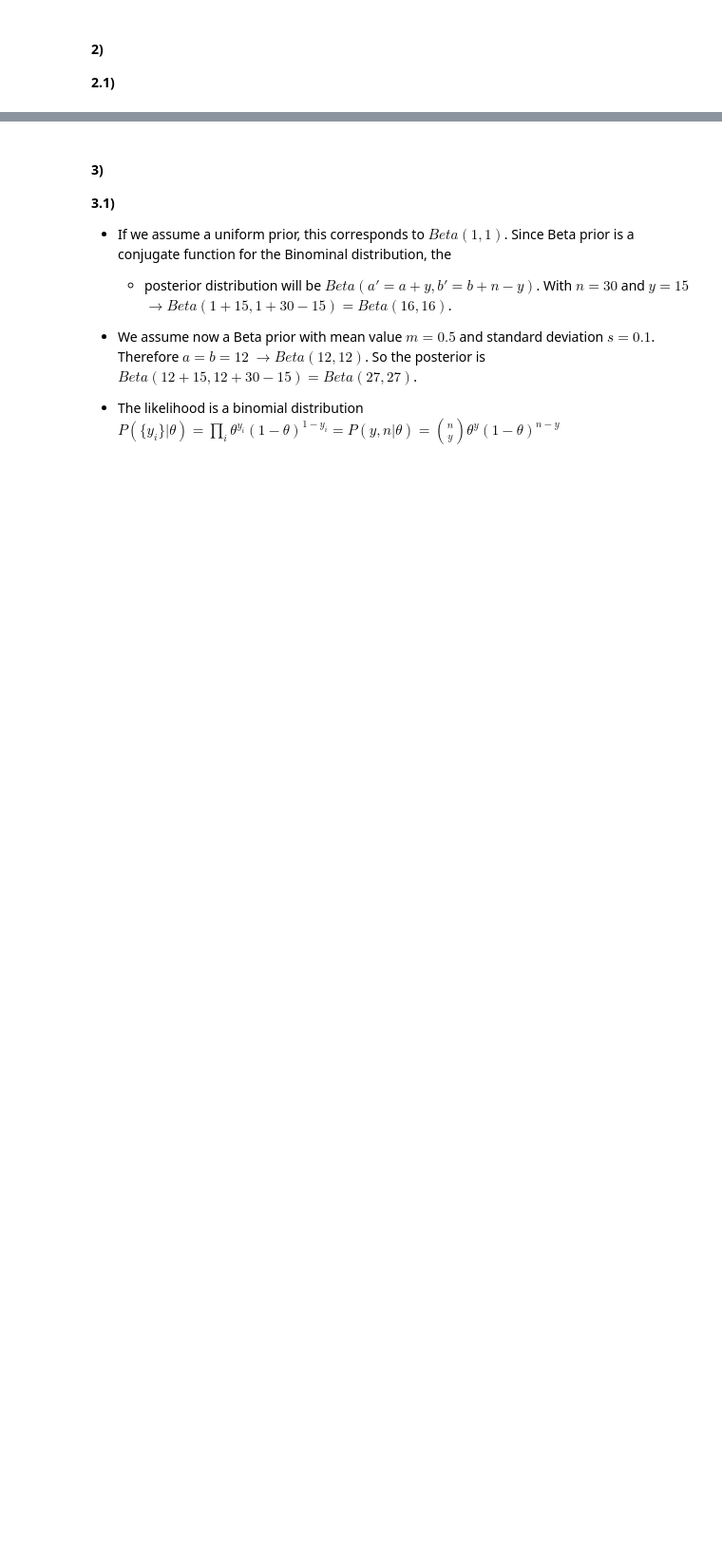
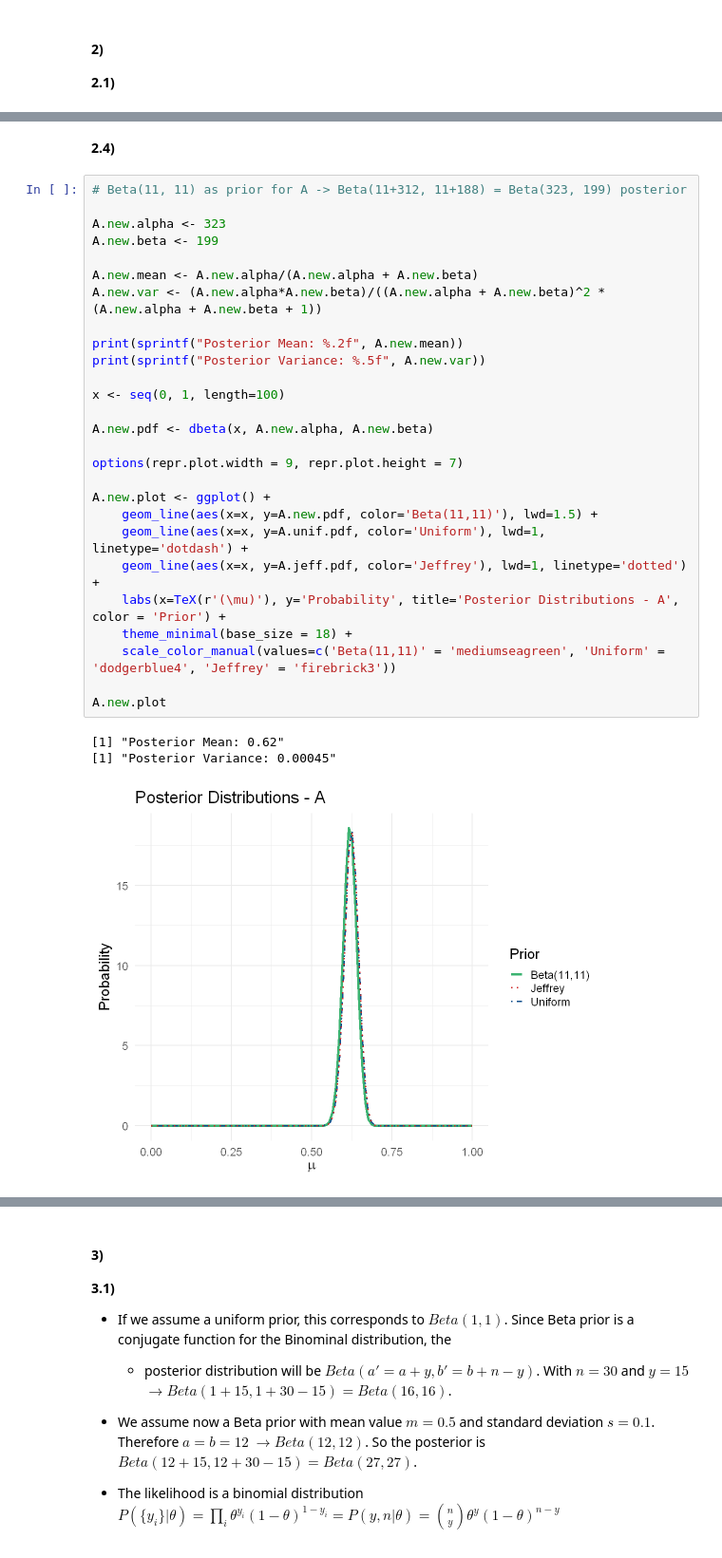
Before and after one commit to Berto70/advstat, a Jupyter notebook: ex3/Bertinelli_Gabriele_Rlab03.ipynb, the cells around one changed output, grey strips where cells are left out. Shown at 95% size. Cells and saved outputs as stored; diff of their text form; blank space fills up the shorter version.

```diff
--- a/ex3/Bertinelli_Gabriele_Rlab03.ipynb
+++ b/ex3/Bertinelli_Gabriele_Rlab03.ipynb
@@ -177,0 +244,33 @@ ci.plot
+# %% [markdown]
+**2.4)**
+# %%
+# Beta(11, 11) as prior for A -> Beta(11+312, 11+188) = Beta(323, 199) posterior
+
+A.new.alpha <- 323
+A.new.beta <- 199
+
+A.new.mean <- A.new.alpha/(A.new.alpha + A.new.beta)
+A.new.var <- (A.new.alpha*A.new.beta)/((A.new.alpha + A.new.beta)^2 * (A.new.alpha + A.new.beta + 1))
+
+print(sprintf("Posterior Mean: %.2f", A.new.mean))
+print(sprintf("Posterior Variance: %.5f", A.new.var))
+
+x <- seq(0, 1, length=100)
+
+A.new.pdf <- dbeta(x, A.new.alpha, A.new.beta)
+
+options(repr.plot.width = 9, repr.plot.height = 7)
+
+A.new.plot <- ggplot() +
+	geom_line(aes(x=x, y=A.new.pdf, color='Beta(11,11)'), lwd=1.5) +
+	geom_line(aes(x=x, y=A.unif.pdf, color='Uniform'), lwd=1, linetype='dotdash') +
+	geom_line(aes(x=x, y=A.jeff.pdf, color='Jeffrey'), lwd=1, linetype='dotted') +
+	labs(x=TeX(r'(\mu)'), y='Probability', title='Posterior Distributions - A', color = 'Prior') +
+	theme_minimal(base_size = 18) +
+	scale_color_manual(values=c('Beta(11,11)' = 'mediumseagreen', 'Uniform' = 'dodgerblue4', 'Jeffrey' = 'firebrick3'))
+
+A.new.plot
+# %% [output]
+[1] "Posterior Mean: 0.62"
+[1] "Posterior Variance: 0.00045"
+[figure, added]
```
Also changed, not shown: parts of 7 cells of this notebook.
